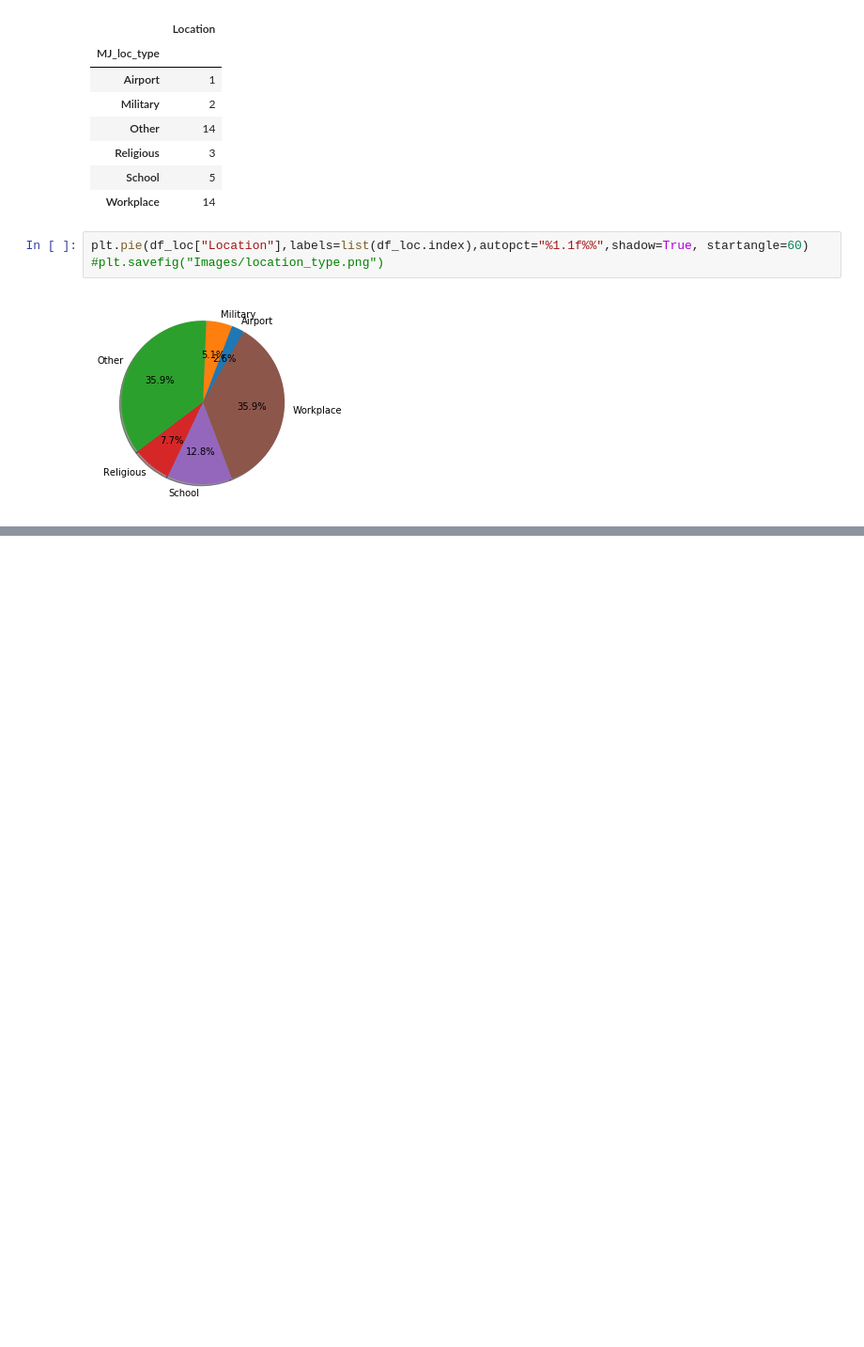
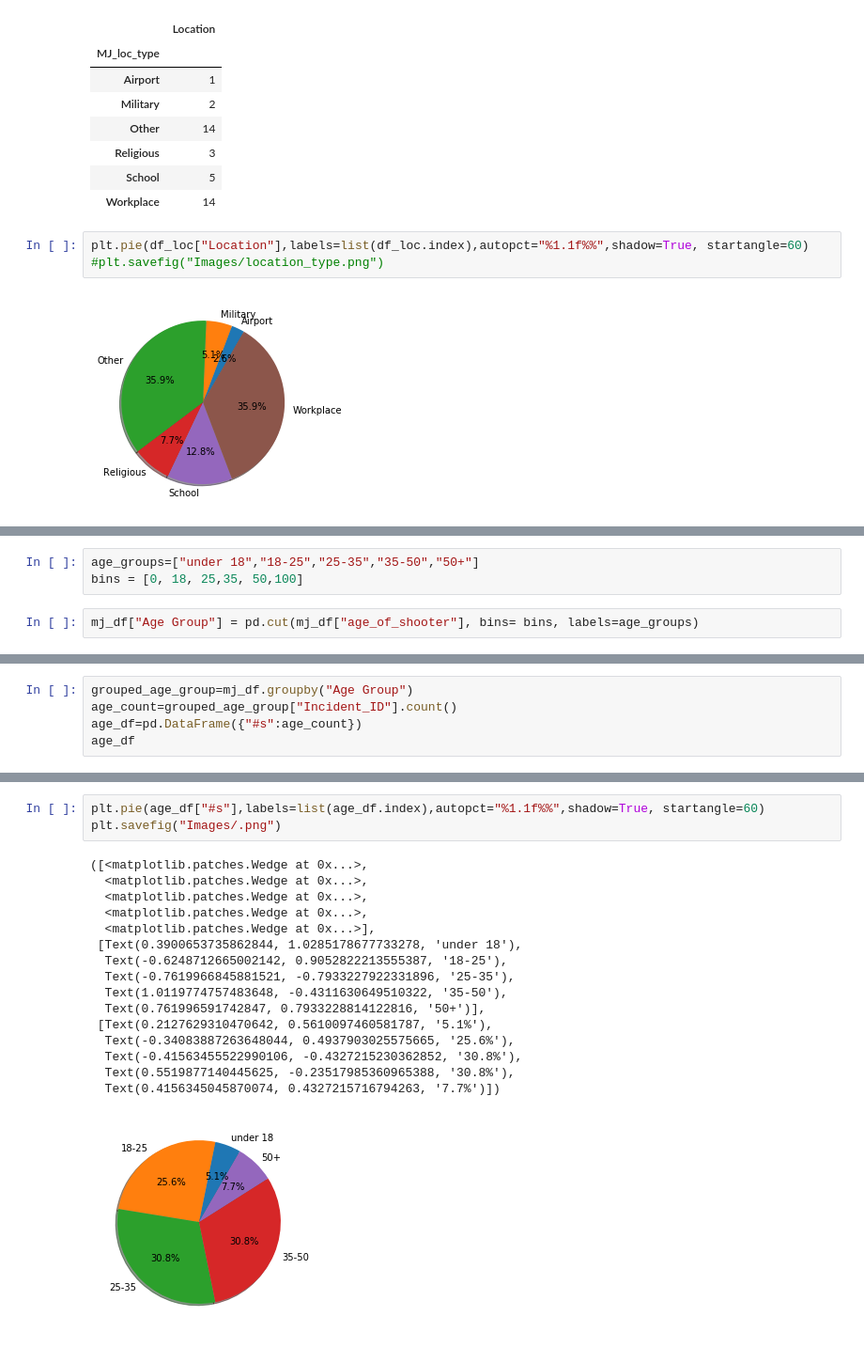
Before and after one commit to tmartinez52/Driving-Gun-Sales, a Jupyter notebook: Data Merged/project.ipynb, the cells around one changed output, grey strips where cells are left out. Shown: that part at 94% size. Saved outputs shown, nothing was run; the diff lists cells and outputs as text; blank space fills up the shorter version.

Commit message:
age group of shooter

```diff
--- a/Data Merged/project.ipynb
+++ b/Data Merged/project.ipynb
@@ -541,0 +544,5 @@ plt.pie(df_loc["Location"],labels=list(df_loc.index),autopct="%1.1f%%",shadow=Tr
+# %%
+age_groups=["under 18","18-25","25-35","35-50","50+"]
+bins = [0, 18, 25,35, 50,100]
+# %%
+mj_df["Age Group"] = pd.cut(mj_df["age_of_shooter"], bins= bins, labels=age_groups)
@@ -541,0 +559,5 @@ plt.pie(df_loc["Location"],labels=list(df_loc.index),autopct="%1.1f%%",shadow=Tr
+# %%
+grouped_age_group=mj_df.groupby("Age Group")
+age_count=grouped_age_group["Incident_ID"].count()
+age_df=pd.DataFrame({"#s":age_count})
+age_df
@@ -541,0 +572,20 @@ plt.pie(df_loc["Location"],labels=list(df_loc.index),autopct="%1.1f%%",shadow=Tr
+# %%
+plt.pie(age_df["#s"],labels=list(age_df.index),autopct="%1.1f%%",shadow=True, startangle=60)
+plt.savefig("Images/.png")
+# %% [output]
+([<matplotlib.patches.Wedge at 0x...>,
+  <matplotlib.patches.Wedge at 0x...>,
+  <matplotlib.patches.Wedge at 0x...>,
+  <matplotlib.patches.Wedge at 0x...>,
+  <matplotlib.patches.Wedge at 0x...>],
+ [Text(0.3900653735862844, 1.0285178677733278, 'under 18'),
+  Text(-0.6248712665002142, 0.9052822213555387, '18-25'),
+  Text(-0.7619966845881521, -0.7933227922331896, '25-35'),
+  Text(1.0119774757483648, -0.4311630649510322, '35-50'),
+  Text(0.761996591742847, 0.7933228814122816, '50+')],
+ [Text(0.2127629310470642, 0.5610097460581787, '5.1%'),
+  Text(-0.34083887263648044, 0.4937903025575665, '25.6%'),
+  Text(-0.41563455522990106, -0.4327215230362852, '30.8%'),
+  Text(0.5519877140445625, -0.23517985360965388, '30.8%'),
+  Text(0.4156345045870074, 0.4327215716794263, '7.7%')])
+[figure, added]
```
Also changed, not shown: parts of 3 cells of this notebook, 1 other file.
